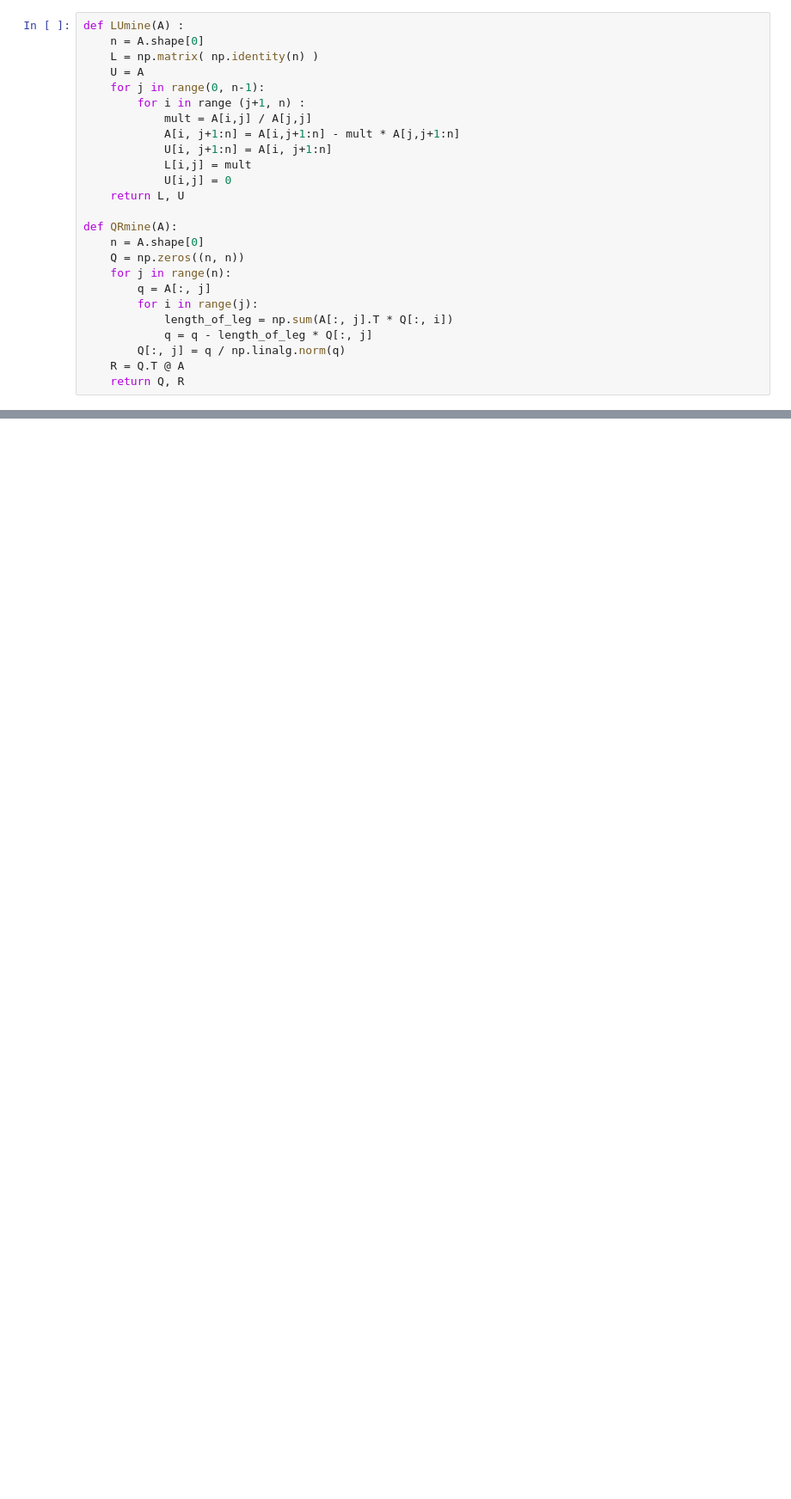
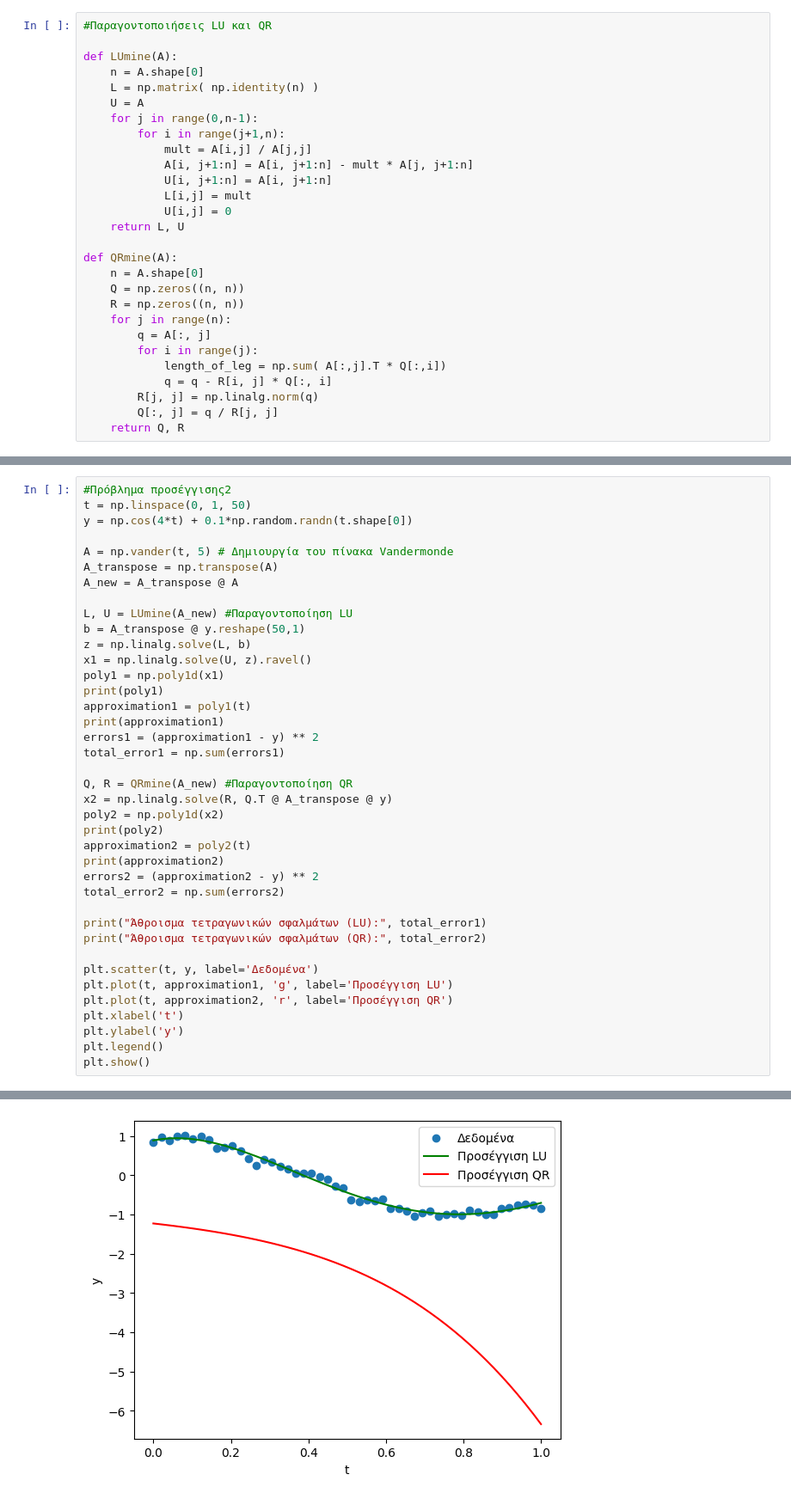
Before and after one commit to giorgosskl08/Arithmitiki-analysi, a Jupyter notebook: ERGASIA_1.ipynb, the cells around one changed output, grey strips where cells are left out. Shown at 86% size. Drawn from its saved outputs; the diff is of its cells as text; blank space fills up the shorter version.

```diff
--- a/ERGASIA_1.ipynb
+++ b/ERGASIA_1.ipynb
@@ -4,12 +8,14 @@ import matplotlib.pyplot as plt
 # %%
-def LUmine(A) :
+#Παραγοντοποιήσεις LU και QR
+
+def LUmine(A):
     n = A.shape[0]
     L = np.matrix( np.identity(n) )
     U = A
-    for j in range(0, n-1):
-        for i in range (j+1, n) :
+    for j in range(0,n-1):
+        for i in range(j+1,n):
             mult = A[i,j] / A[j,j]
-            A[i, j+1:n] = A[i,j+1:n] - mult * A[j,j+1:n]
+            A[i, j+1:n] = A[i, j+1:n] - mult * A[j, j+1:n]
             U[i, j+1:n] = A[i, j+1:n]
             L[i,j] = mult
             U[i,j] = 0
@@ -18,11 +24,12 @@ def LUmine(A) :
 def QRmine(A):
     n = A.shape[0]
     Q = np.zeros((n, n))
+    R = np.zeros((n, n))
     for j in range(n):
         q = A[:, j]
         for i in range(j):
-            length_of_leg = np.sum(A[:, j].T * Q[:, i])
-            q = q - length_of_leg * Q[:, j]
-        Q[:, j] = q / np.linalg.norm(q)
-    R = Q.T @ A
+            length_of_leg = np.sum( A[:,j].T * Q[:,i])
+            q = q - R[i, j] * Q[:, i]
+        R[j, j] = np.linalg.norm(q)
+        Q[:, j] = q / R[j, j]
     return Q, R
@@ -77,0 +180,40 @@ vec_norm = np.linalg.norm(newmatrix)
+# %%
+#Πρόβλημα προσέγγισης2
+t = np.linspace(0, 1, 50)
+y = np.cos(4*t) + 0.1*np.random.randn(t.shape[0])
+
+A = np.vander(t, 5) # Δημιουργία του πίνακα Vandermonde
+A_transpose = np.transpose(A)
+A_new = A_transpose @ A
+
+L, U = LUmine(A_new) #Παραγοντοποίηση LU
+b = A_transpose @ y.reshape(50,1)
+z = np.linalg.solve(L, b)
+x1 = np.linalg.solve(U, z).ravel()
+poly1 = np.poly1d(x1)
+print(poly1)
+approximation1 = poly1(t)
+print(approximation1)
+errors1 = (approximation1 - y) ** 2
+total_error1 = np.sum(errors1)
+
+Q, R = QRmine(A_new) #Παραγοντοποίηση QR
+x2 = np.linalg.solve(R, Q.T @ A_transpose @ y)
+poly2 = np.poly1d(x2)
+print(poly2)
+approximation2 = poly2(t)
+print(approximation2)
+errors2 = (approximation2 - y) ** 2
+total_error2 = np.sum(errors2)
+
+print("Άθροισμα τετραγωνικών σφαλμάτων (LU):", total_error1)
+print("Άθροισμα τετραγωνικών σφαλμάτων (QR):", total_error2)
+
+plt.scatter(t, y, label='Δεδομένα')
+plt.plot(t, approximation1, 'g', label='Προσέγγιση LU')
+plt.plot(t, approximation2, 'r', label='Προσέγγιση QR')
+plt.xlabel('t')
+plt.ylabel('y')
+plt.legend()
+plt.show()
+# %% [output]
@@ -77,0 +237 @@ vec_norm = np.linalg.norm(newmatrix)
+[figure, added]
```
Also changed, not shown: parts of 14 cells of this notebook.
